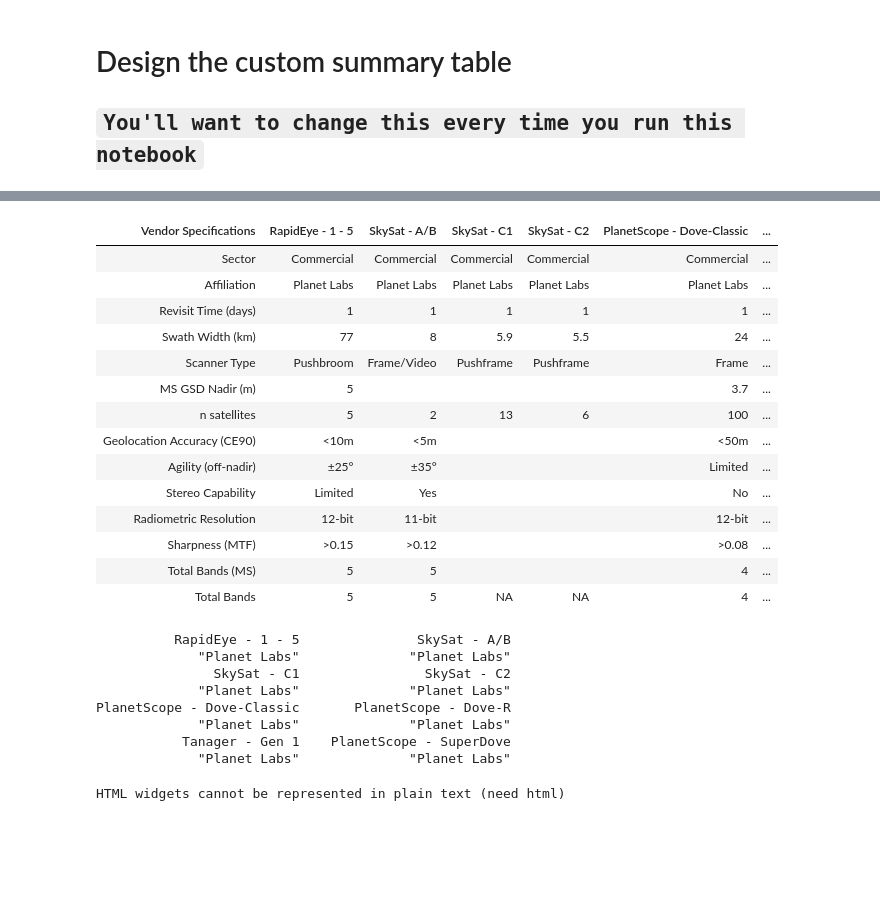
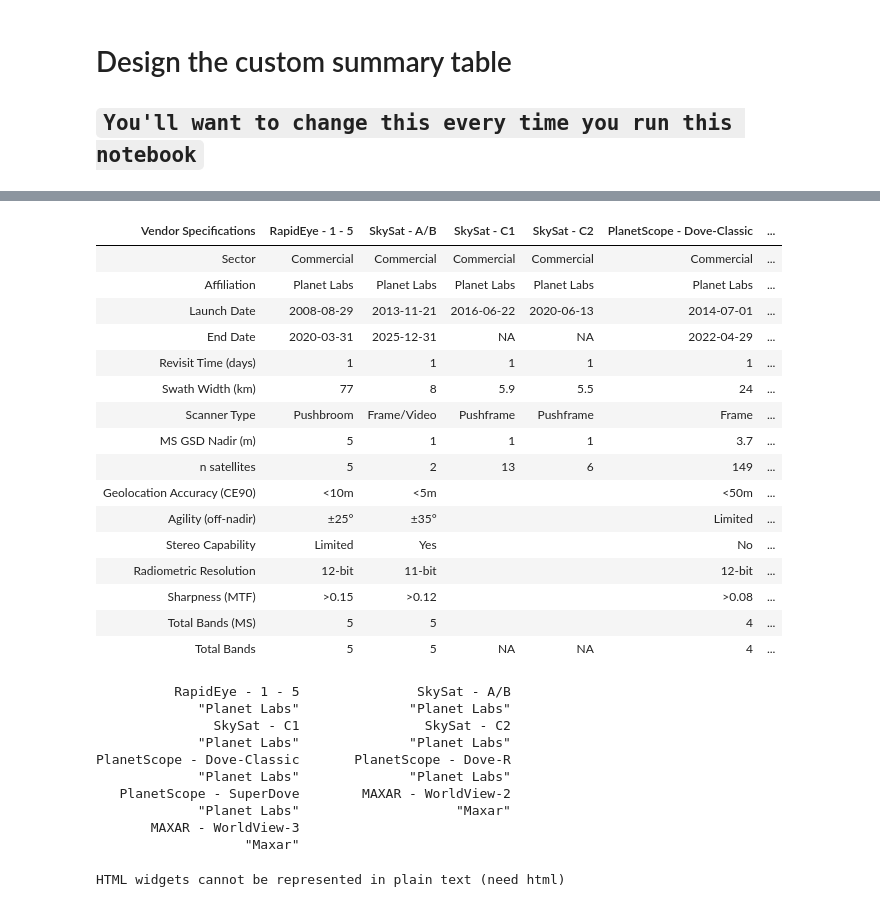
Before and after one commit to pahbs/csda_summaries, a Jupyter notebook: notebooks/csda_specs_multispec_smry.ipynb, the cells around one changed output, grey strips where cells are left out. Drawn from its saved outputs; the diff is of its cells as text; code cells hidden in the pictures; blank space fills up the shorter version.

```diff
--- a/notebooks/csda_specs_multispec_smry.ipynb
+++ b/notebooks/csda_specs_multispec_smry.ipynb
@@ -100,7 +100,7 @@ summary_table <- df %>%
   # Combine Sensor/Generation and Constellation
   mutate(`Constellation/Sensor` = paste(`Constellation`,`Sensor/Generation`, sep = " - ")) %>%
   # Select the columns we want to summarize
-  select(`Constellation/Sensor`, `Affiliation`, `Sector`,
+  select(`Constellation/Sensor`, `Affiliation`, `Sector`, `Launch Date`, `End Date`,
          `Revisit Time (days)`,
          `Swath Width (km)`,
          `Scanner Type`,
@@ -111,6 +111,10 @@ summary_table <- df %>%
          #`Calibration Accuracy`,
          `Sharpness (MTF)`,
          `Total Bands (MS)`, `Total Bands`) %>%
+  # mutate(
+  #   `Launch Date` = as.character(`Launch Date`),
+  #   `End Date` = as.character(`End Date`)
+  # ) %>%
   # Remove any duplicate rows if needed
   distinct() %>%
   mutate(across(c(`MS GSD Nadir (m)`,`Total Bands (MS)`), as.character)) %>%
@@ -127,7 +131,7 @@ markdown_table <- kable(summary_table, format = "markdown")
 ## `You'll want to change this every time you run this notebook`
 # %%
 # Define your custom order (replace with your desired order)
-custom_order_affiliation_list <- c('US Agency','ESA','Airbus','Satellogic','BlackSky','Planet Labs')
+custom_order_affiliation_list <- c('US Agency','ESA','Airbus','Satellogic','BlackSky','Planet Labs','Maxar')
 
 # Define the platforms that you dont want to see (easier than specifying what you DO want to see?)
 #custom_remove_platform_list <- c('SkySat','Pelican') # TODO --- work this in below
@@ -137,6 +141,15 @@ custom_remove_platform_regex <- paste0(custom_remove_platform_list, collapse = "
 summary_table_subset = summary_table %>%
                 filter(`Affiliation` %in% custom_order_affiliation_list) %>%
                 filter(!grepl(custom_remove_platform_regex, `Constellation/Sensor`)) %>%
-                filter(Affiliation == 'Planet Labs') %>% droplevels()
+                filter( (Affiliation == 'Planet Labs')
+                       | (Affiliation == 'Maxar')
+                      ) %>%
+                filter(!grepl("Tanager", `Constellation/Sensor`)) %>%
+                filter(
+                    Affiliation != 'Maxar' |
+                    (Affiliation == 'Maxar' &
+                     str_detect(`Constellation/Sensor`, "WorldView-[23]|WV0[23]"))
+                  ) %>%
+                droplevels()
 dim(summary_table_subset)
 # %% [output]
@@ -145,7 +173,7 @@ dim(summary_table_subset)
 
 # Pivot the data frame
 pivoted_summary_table <- summary_table_subset %>%
-  mutate(across(c(`Constellation/Sensor`, `Affiliation`, `Sector`,
+  mutate(across(c(`Constellation/Sensor`, `Affiliation`, `Sector`, `Launch Date`, `End Date`,
          `Revisit Time (days)`,
          `Swath Width (km)`,
          `Scanner Type`,
@@ -158,7 +186,7 @@ pivoted_summary_table <- summary_table_subset %>%
   pivot_longer(
     cols = c(
        `Sector`,
-        `Affiliation`,
+        `Affiliation`,`Launch Date`, `End Date`,
          `Revisit Time (days)`,
          `Swath Width (km)`,
          `Scanner Type`,
@@ -202,38 +230,40 @@ company_colors <- c(
 )
 
 # Get parent company values for each column (excluding 'Vendor Specifications' column)
 parent_companies <- pivoted_summary_table %>%
   filter(`Vendor Specifications` == "Affiliation") %>%
   select(-`Vendor Specifications`) %>%
   unlist()
 
 pivoted_summary_table_html = pivoted_summary_table %>%
   kable(format = "html") %>%
   kable_styling() %>%
   row_spec(0, background = "darkgray")
 
 # # Color each column based on parent company
 # for(i in 1:length(parent_companies)) {
 #   company <- parent_companies[i]
 #   if(company %in% names(company_colors)) {
 #     pivoted_summary_table_html <- pivoted_summary_table_html %>%
 #       column_spec(i + 1, background = company_colors[company])  # i+1 because first col is 'Specs'
 #   }
 # }
 
 # pivoted_summary_table_html = pivoted_summary_table_html %>%
 #   column_spec(c(2,3,4), background = "#2b8cbe")
 
 display_html(as.character(pivoted_summary_table_html))
 # %% [output]
 | Vendor Specifications | RapidEye - 1 - 5 | SkySat - A/B | SkySat - C1 | SkySat - C2 | PlanetScope - Dove-Classic | ... |
 | Sector | Commercial | Commercial | Commercial | Commercial | Commercial | ... |
 | Affiliation | Planet Labs | Planet Labs | Planet Labs | Planet Labs | Planet Labs | ... |
+| Launch Date | 2008-08-29 | 2013-11-21 | 2016-06-22 | 2020-06-13 | 2014-07-01 | ... |
+| End Date | 2020-03-31 | 2025-12-31 | NA | NA | 2022-04-29 | ... |
 | Revisit Time (days) | 1 | 1 | 1 | 1 | 1 | ... |
 | Swath Width (km) | 77 | 8 | 5.9 | 5.5 | 24 | ... |
 | Scanner Type | Pushbroom | Frame/Video | Pushframe | Pushframe | Frame | ... |
-| MS GSD Nadir (m) | 5 |  |  |  | 3.7 | ... |
-| n satellites | 5 | 2 | 13 | 6 | 100 | ... |
+| MS GSD Nadir (m) | 5 | 1 | 1 | 1 | 3.7 | ... |
+| n satellites | 5 | 2 | 13 | 6 | 149 | ... |
 | Geolocation Accuracy (CE90) | <10m | <5m |  |  | <50m | ... |
 | Agility (off-nadir) | ±25° | ±35° |  |  | Limited | ... |
 | Stereo Capability | Limited | Yes |  |  | No | ... |
@@ -250,8 +280,10 @@ parent_companies
              "Planet Labs"              "Planet Labs"
 PlanetScope - Dove-Classic       PlanetScope - Dove-R
              "Planet Labs"              "Planet Labs"
-           Tanager - Gen 1    PlanetScope - SuperDove
-             "Planet Labs"              "Planet Labs"
+   PlanetScope - SuperDove        MAXAR - WorldView-2
+             "Planet Labs"                    "Maxar"
+       MAXAR - WorldView-3
+                   "Maxar"
 # %%
 datatable(summary_table)
 # %% [output]
```
Also changed, not shown: parts of 13 cells of this notebook, 1 other file.
